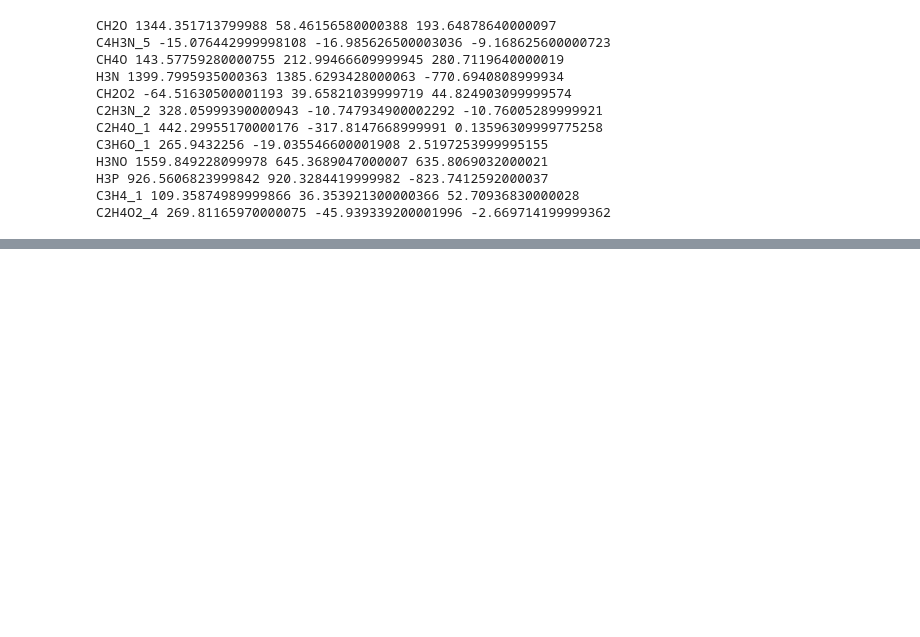
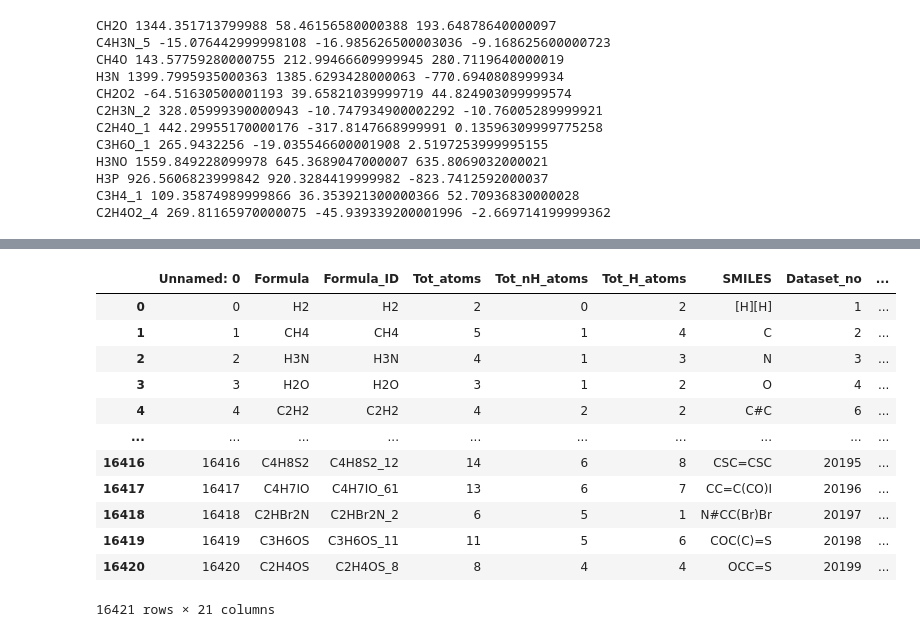
Before and after one commit to mpettyjo/4_BigData, a Jupyter notebook: Plots/CompareSplattoRotConts.ipynb, the cells around one changed output, grey strips where cells are left out. Saved outputs shown, nothing was run; the diff lists cells and outputs as text; code cells hidden in the pictures; blank space fills up the shorter version.

```diff
--- a/Plots/CompareSplattoRotConts.ipynb
+++ b/Plots/CompareSplattoRotConts.ipynb
@@ -547,0 +325,20 @@ NameError: name 'diffs_A' is not defined
+# %%
+data_compare = pd.read_csv('/Users/mpettyjo/Documents/Research/4_BigData/rot_const_compare_obs.csv')
+data_all = pd.read_csv('/Users/mpettyjo/Documents/Research/4_BigData/B971_def2TZVPD_DataFile1_GroundState.csv')
+data_bio = pd.read_csv('/Users/mpettyjo/Documents/Research/4_BigData/biosig_CHNOPS.csv')
+# %%
+data_bio
+# %% [output]
+|  | Unnamed: 0 | Formula | Formula_ID | Tot_atoms | Tot_nH_atoms | Tot_H_atoms | SMILES | Dataset_no | ... |
+| 0 | 0 | H2 | H2 | 2 | 0 | 2 | [H][H] | 1 | ... |
+| 1 | 1 | CH4 | CH4 | 5 | 1 | 4 | C | 2 | ... |
+| 2 | 2 | H3N | H3N | 4 | 1 | 3 | N | 3 | ... |
+| 3 | 3 | H2O | H2O | 3 | 1 | 2 | O | 4 | ... |
+| 4 | 4 | C2H2 | C2H2 | 4 | 2 | 2 | C#C | 6 | ... |
+| ... | ... | ... | ... | ... | ... | ... | ... | ... | ... |
+| 16416 | 16416 | C4H8S2 | C4H8S2_12 | 14 | 6 | 8 | CSC=CSC | 20195 | ... |
+| 16417 | 16417 | C4H7IO | C4H7IO_61 | 13 | 6 | 7 | CC=C(CO)I | 20196 | ... |
+| 16418 | 16418 | C2HBr2N | C2HBr2N_2 | 6 | 5 | 1 | N#CC(Br)Br | 20197 | ... |
+| 16419 | 16419 | C3H6OS | C3H6OS_11 | 11 | 5 | 6 | COC(C)=S | 20198 | ... |
+| 16420 | 16420 | C2H4OS | C2H4OS_8 | 8 | 4 | 4 | OCC=S | 20199 | ... |
+16421 rows × 21 columns
```
Also changed, not shown: parts of 37 cells of this notebook.
